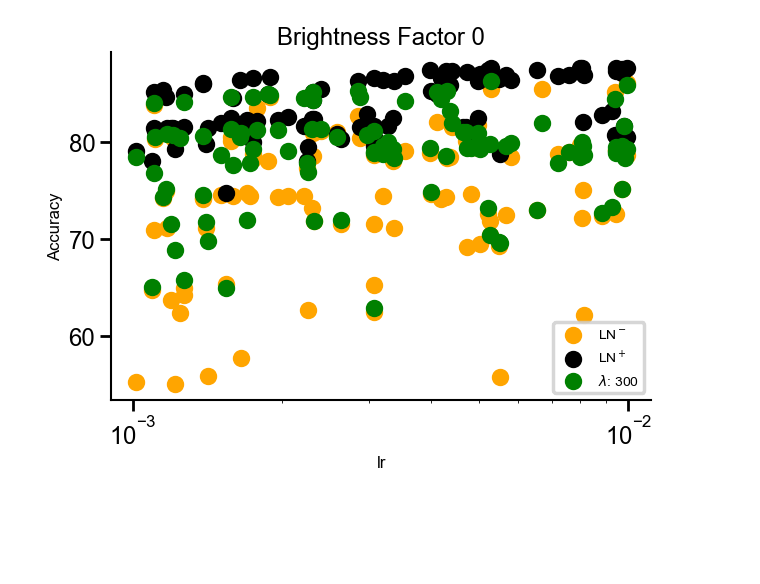
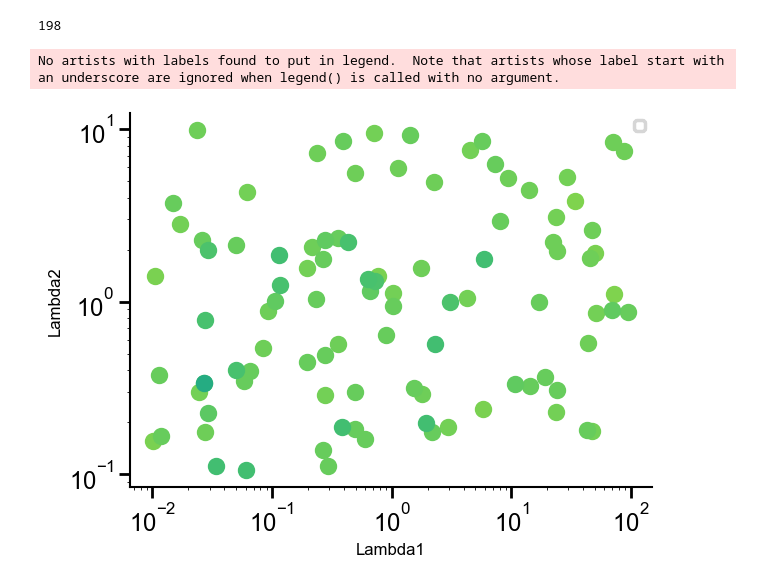
Before and after one commit to RoyHEyono/HomeostaticDANN, a Jupyter notebook: models/dense_mnist_task/notebooks/exhaustive_search_implicit_loss_figures.ipynb, the cells around one changed output. Cells and saved outputs as stored; diff of their text form; code cells hidden in the pictures; blank space fills up the shorter version.

Commit message:
Made some minor changes to the script. And also did some plot analysis for decoupled results

```diff
--- a/models/dense_mnist_task/notebooks/exhaustive_search_implicit_loss_figures.ipynb
+++ b/models/dense_mnist_task/notebooks/exhaustive_search_implicit_loss_figures.ipynb
@@ -323,56 +46,35 @@ ax.set_xscale('log')
+# %%
+len(EI)
+# %% [output]
+198
 # %%
 fig, ax = plt.subplots()
-
-import re
-
-# Regex pattern to extract wei and wix
-pattern = r'wei=([-\d.eE]+), wix=([-\d.eE]+)'
-
 cmap = plt.get_cmap('viridis')
 
-lambs = [300]
+values = np.linspace(0, 1, 100)
+#values = np.logspace(0, 1, num=100)/max(np.logspace(0, 1, num=100))
 
-values = np.linspace(0, 1, len(lambs))
+EI = fetch_runs(api, entity='project_danns', project_name='Luminosity_DeepDANN_ExhaustiveSearch', filters={"config.dataset": "fashionmnist",
+                                                                    "config.brightness_factor": 0.75,"config.homeostasis": 1, "config.normtype": 0,
+                                                                    "config.use_testset": True, "config.task_opt_inhib": 1, "config.use_sep_bias_gain_lrs": 0,
+                                                                    "config.homeostatic_annealing": 0, "config.implicit_homeostatic_loss": 1 }, order="-summary_metrics.test_acc")
 
-# inhib_lrs.wei
-# inhib_lrs.wix
-
-feature = 'lr'
+data = []
 
 activate_color = True
 
-for rn in runs_dict["runs_vanilla_dann"]:
-    plt.scatter(rn.config[feature], rn.summary['test_acc'], color="orange", label="LN$^-$" if activate_color else None)
+for idxx, rn in enumerate(EI):
+    plt.scatter(rn.config['lambda_homeo'], rn.config['lambda_homeo_var'], color=cmap(values[int(rn.summary['test_acc'])]), vmin=70, vmax=90)
     activate_color = False
-
-activate_color=True
-
-for rn in runs_dict["runs_vanilla_dann_layernorm"]:
-    plt.scatter(rn.config[feature], rn.summary['test_acc'], color="black", label="LN$^+$" if activate_color else None)
-    activate_color = False
-
-for idx, lambdaa in enumerate(lambs):
-
-    EI = fetch_runs(api, entity='project_danns', project_name='Luminosity_DeepDANN_ExhaustiveSearch', filters={"config.dataset": "fashionmnist",
-                                                                        "config.brightness_factor": bright_factor, "config.homeostasis": 1, "config.normtype": 0,
-                                                                        "config.use_testset": True, "config.task_opt_inhib": 1, "config.use_sep_bias_gain_lrs": 0,
-                                                                        "config.homeostatic_annealing": 0 , "config.lambda_homeo": lambdaa}, order="-summary_metrics.test_acc")
-
-    data = []
-
-    color = cmap(values[idx])
-    activate_color = True
-
-    for rn in EI:
-        plt.scatter(rn.config[feature], rn.summary['test_acc'], color="green", label=f"$\lambda$: {lambdaa}" if activate_color else None)
-        activate_color = False
 
 
 
-ax.set_xlabel(feature)
-ax.set_ylabel("Accuracy")
+ax.set_xlabel("Lambda1")
+ax.set_ylabel("Lambda2")
 ax.legend(fontsize=10)
-ax.set_title(f'Brightness Factor {bright_factor}')
+#ax.set_title(f'Brightness Factor {bright_factor}')
 ax.set_xscale('log')
+ax.set_yscale('log')
 # %% [output]
+No artists with labels found to put in legend.  Note that artists whose label start with an underscore are ignored when legend() is called with no argument.
-[figure, old version]
+[figure, new version]
```
Also changed, not shown: parts of 7 cells of this notebook, 5 other files.
